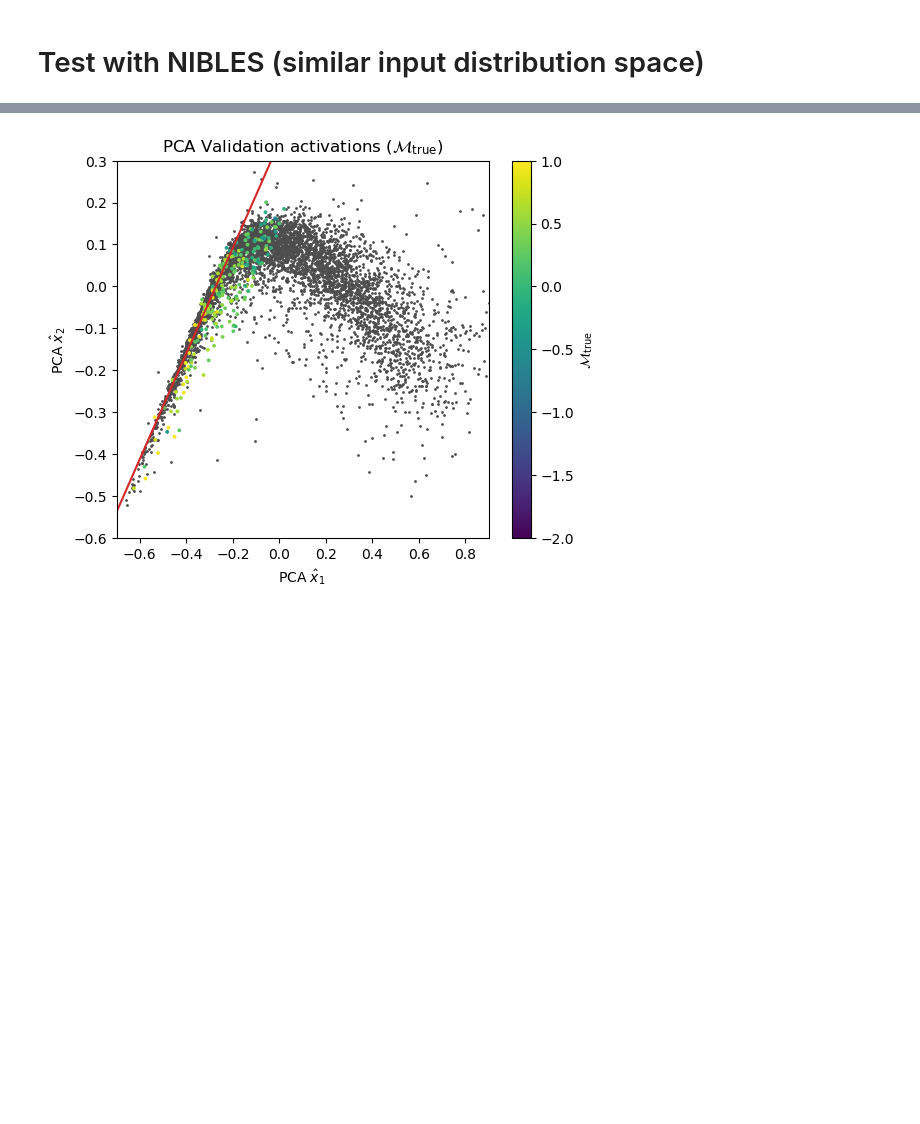
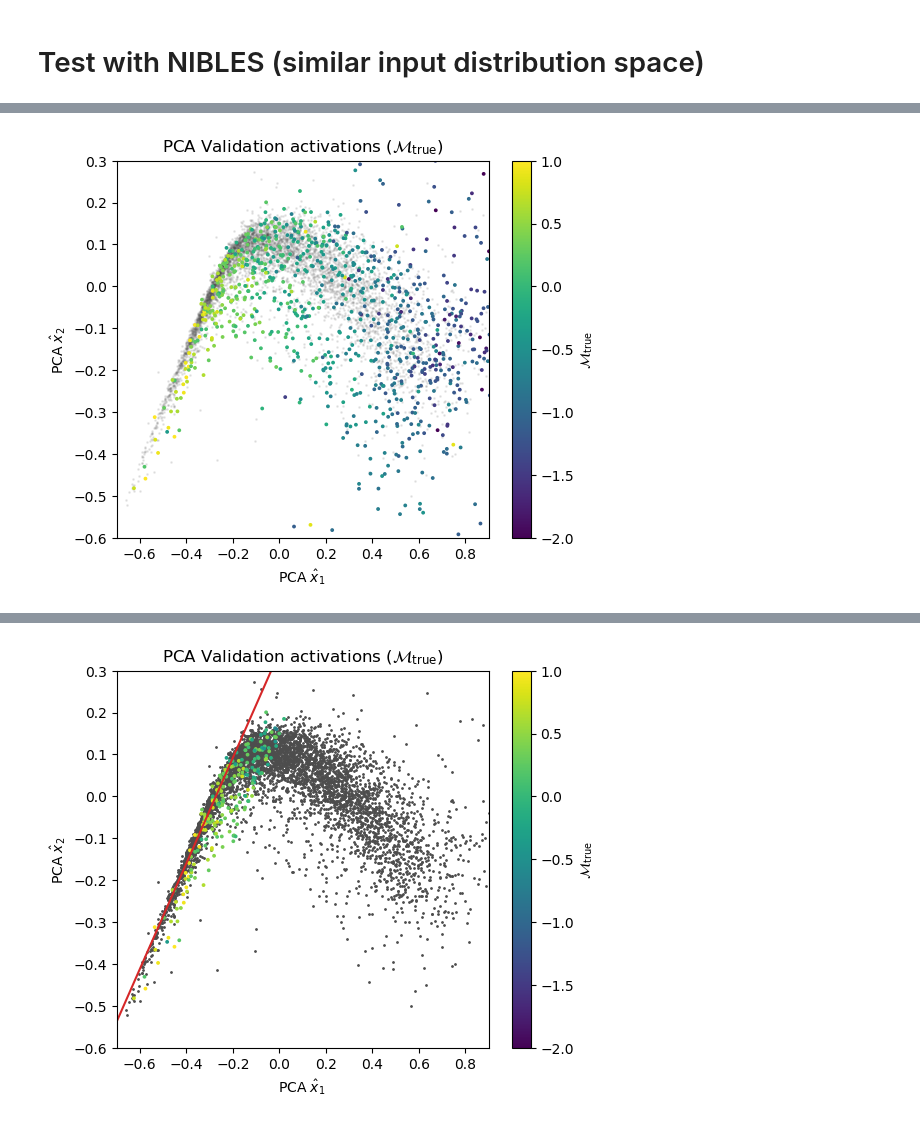
Before and after one commit to jwuphysics/HI-convnets, a Jupyter notebook: notebook/updates/41. Assigning confidences.ipynb, the cells around one changed output, grey strips where cells are left out. Saved outputs shown, nothing was run; the diff lists cells and outputs as text; code cells hidden in the pictures; blank space fills up the shorter version.

```diff
--- a/notebook/updates/41. Assigning confidences.ipynb
+++ b/notebook/updates/41. Assigning confidences.ipynb
@@ -219 +238,4 @@ According to this metric, we'd expect a cutoff below 0.13 to work well.
+# %%
+pca = PCA(n_components=10, random_state=seed)
+train_acts_PCA = pca.fit_transform(train_acts)
 # %% [markdown]
@@ -237,19 +259,18 @@ nibles_data = (
     .normalize(xGASS_stats)
 )
 # %%
-learn.data.valid_dl = nibles_data.train_dl
+learn.data.test_dl = nibles_data.train_dl
 # %%
-N_nibles = len(data.valid_ds)
+N_nibles = len(learn.data.test_ds)
 
 
 nibles_acts = np.zeros(shape=(N_nibles, 2048))
 
 # grab all activations for training set
-for i, fn in tqdm(enumerate(data.valid_dl.items), total=N_nibles):
-    img = open_image(fn);
+for i, img in tqdm(enumerate(learn.data.test_ds.x), total=N_nibles):
 
     # get single item
-    X, _ = data.one_item(img)
+    X, _ = learn.data.one_item(img)
 
     # save activations before final linear layer
     with hook_output(model[-2]) as hook_a:
@@ -264,0 +286,20 @@ nibles_acts_PCA = pca.transform(nibles_acts)
+# %%
+plt.figure(figsize=(6, 5), dpi=100)
+plt.scatter(train_acts_PCA[:, 0], train_acts_PCA[:, 1], c='0.3', s=1, alpha=0.1)
+
+plt.scatter(nibles_acts_PCA[:, 0], nibles_acts_PCA[:, 1], c=nibles.logfgas, vmin=-2, vmax=1, s=3)
+
+cb = plt.colorbar()
+
+plt.title(f'PCA Validation activations ' r'($\mathcal{M}_{\rm true}$)')
+cb.set_label(r'$\mathcal{M}_{\rm true}$')
+plt.xlabel(r'PCA $\hat x_1$')
+plt.ylabel(r'PCA $\hat x_2$')
+
+
+plt.xlim(-0.7, 0.9)
+plt.ylim(-0.6, 0.3)
+
+plt.show()
+# %% [output]
+[figure, added]
```
Also changed, not shown: parts of 16 cells of this notebook, 5 other files.
